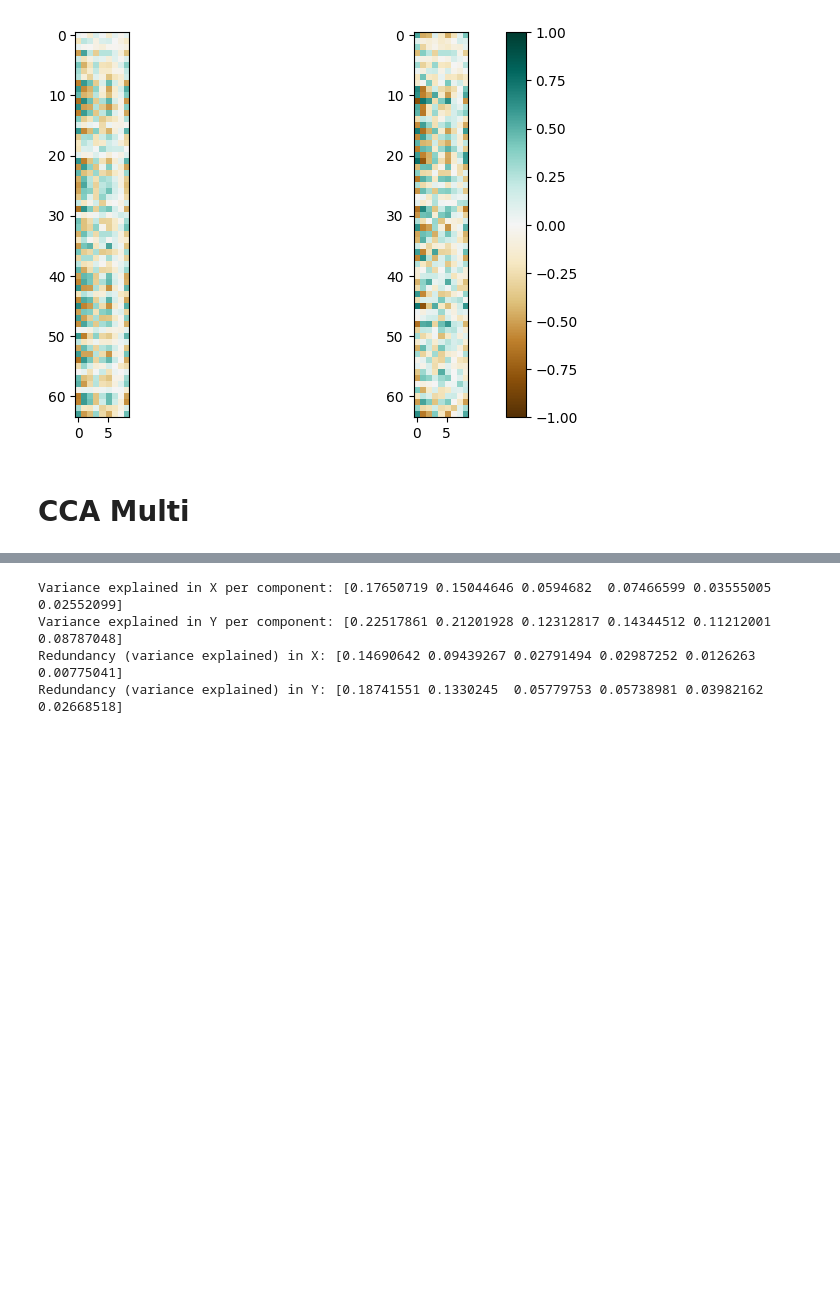
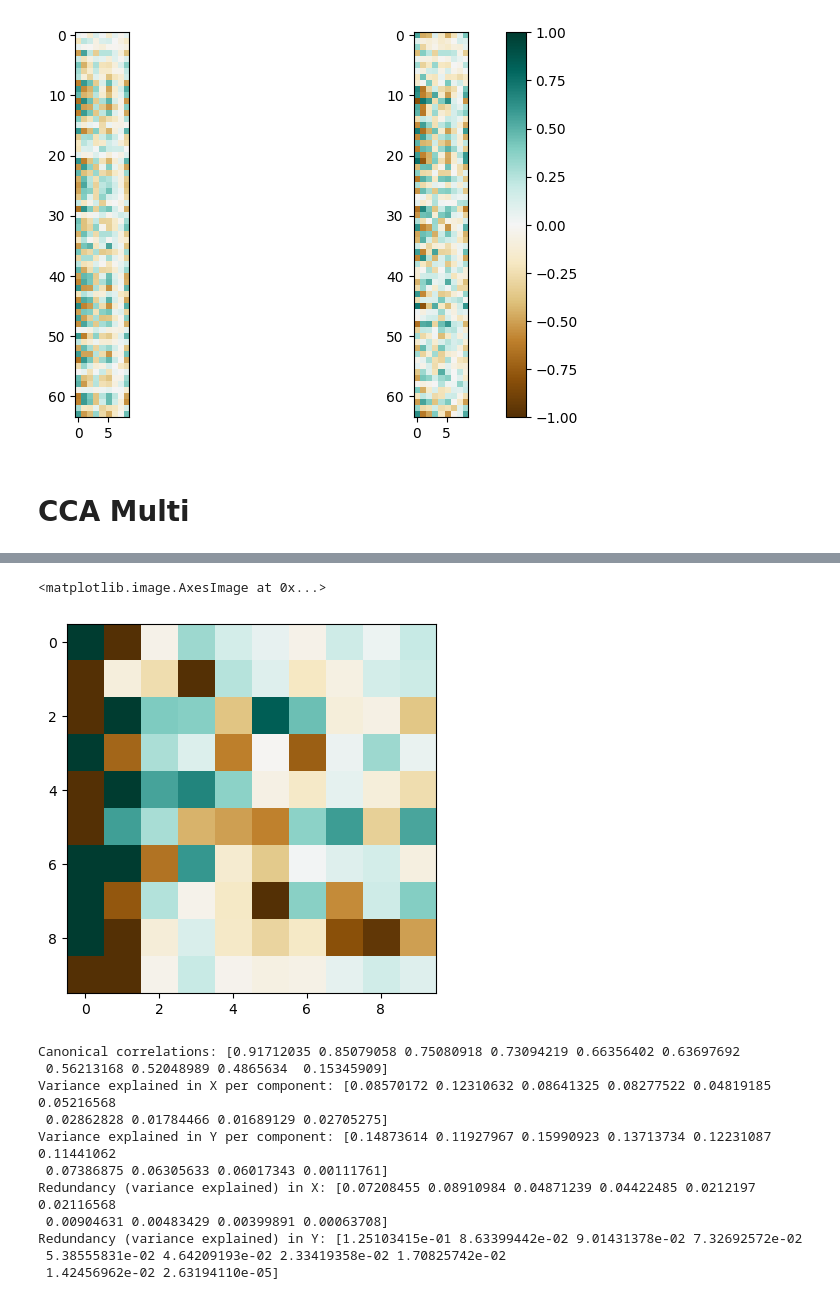
Before and after one commit to vdplasthijs/NeurEO, a Jupyter notebook: notebooks/CCA.ipynb, the cells around one changed output, grey strips where cells are left out. Drawn from its saved outputs; the diff is of its cells as text; code cells hidden in the pictures; blank space fills up the shorter version.

```diff
--- a/notebooks/CCA.ipynb
+++ b/notebooks/CCA.ipynb
@@ -350,7 +416,12 @@ tmp.max()
+# %%
+plt.imshow(dict_outcome_cca['hyp_loadings'][:, :], vmax=1, vmin=-1, cmap='BrBG')
+# %% [output]
+<matplotlib.image.AxesImage at 0x...>
+[figure, added]
 # %%
+canonical_corrs = np.array([np.corrcoef(X_c[:, i], Y_c[:, i])[0, 1] for i in range(cca.n_components)])
+print("Canonical correlations:", canonical_corrs)
 
-
-# --- 4. Compute Redundancy Index ---
 # Correlations of original variables with canonical variates
 corr_X_U = np.corrcoef(X, X_c.T)[0:X.shape[0], X.shape[0]:]
 corr_Y_V = np.corrcoef(Y, Y_c.T)[0:Y.shape[0], Y.shape[0]:]
@@ -368,7 +439,14 @@ print("Variance explained in Y per component:", var_expl_Y)
 print("Redundancy (variance explained) in X:", redundancy_X)
 print("Redundancy (variance explained) in Y:", redundancy_Y)
 # %% [output]
-Variance explained in X per component: [0.17650719 0.15044646 0.0594682  0.07466599 0.03555005 0.02552099]
-Variance explained in Y per component: [0.22517861 0.21201928 0.12312817 0.14344512 0.11212001 0.08787048]
-Redundancy (variance explained) in X: [0.14690642 0.09439267 0.02791494 0.02987252 0.0126263  0.00775041]
-Redundancy (variance explained) in Y: [0.18741551 0.1330245  0.05779753 0.05738981 0.03982162 0.02668518]
+Canonical correlations: [0.91712035 0.85079058 0.75080918 0.73094219 0.66356402 0.63697692
+ 0.56213168 0.52048989 0.4865634  0.15345909]
+Variance explained in X per component: [0.08570172 0.12310632 0.08641325 0.08277522 0.04819185 0.05216568
+ 0.02862828 0.01784466 0.01689129 0.02705275]
+Variance explained in Y per component: [0.14873614 0.11927967 0.15990923 0.13713734 0.12231087 0.11441062
+ 0.07386875 0.06305633 0.06017343 0.00111761]
+Redundancy (variance explained) in X: [0.07208455 0.08910984 0.04871239 0.04422485 0.0212197  0.02116568
+ 0.00904631 0.00483429 0.00399891 0.00063708]
+Redundancy (variance explained) in Y: [1.25103415e-01 8.63399442e-02 9.01431378e-02 7.32692572e-02
+ 5.38555831e-02 4.64209193e-02 2.33419358e-02 1.70825742e-02
+ 1.42456962e-02 2.63194110e-05]
```
Also changed, not shown: parts of 32 cells of this notebook, 5 other files.
